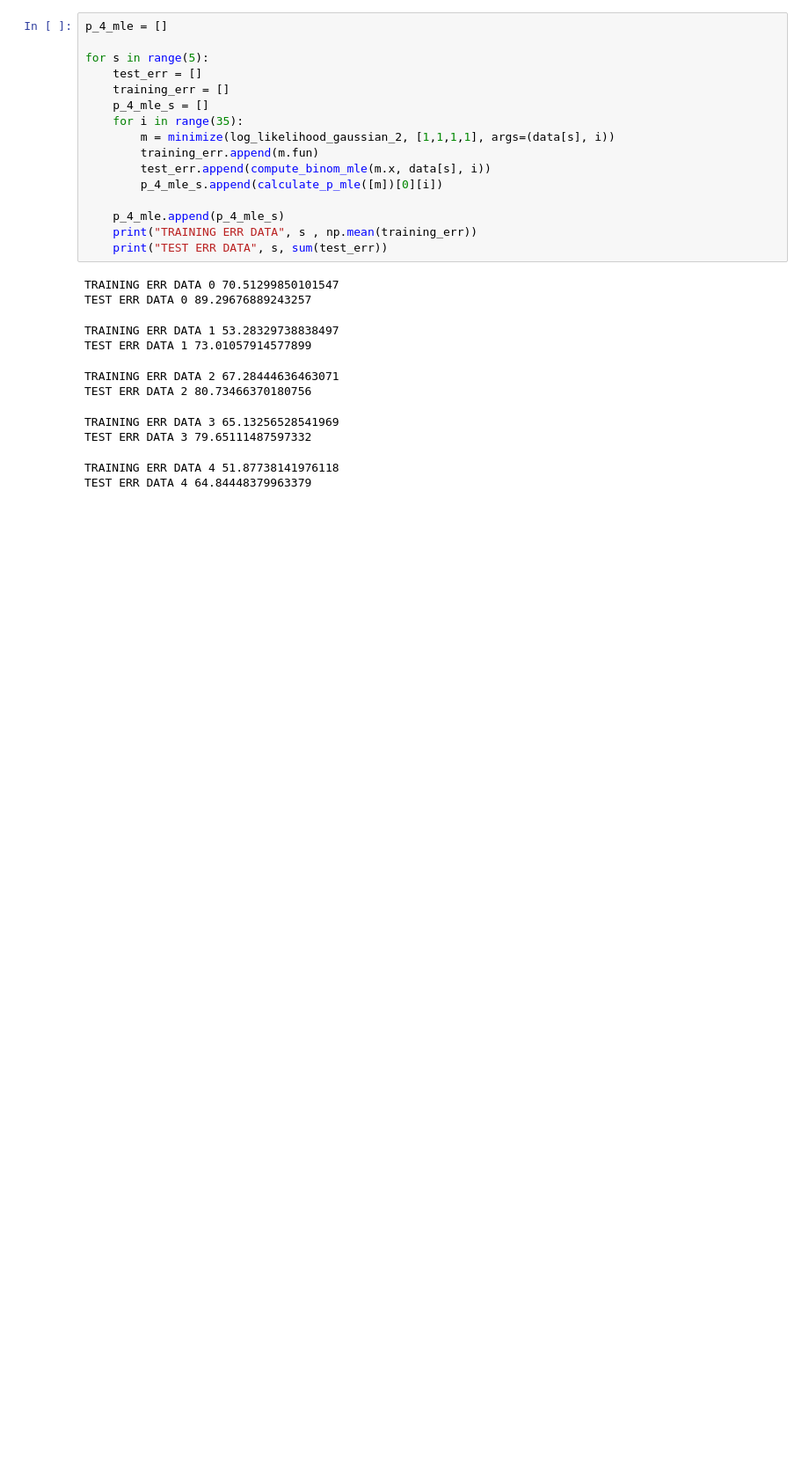
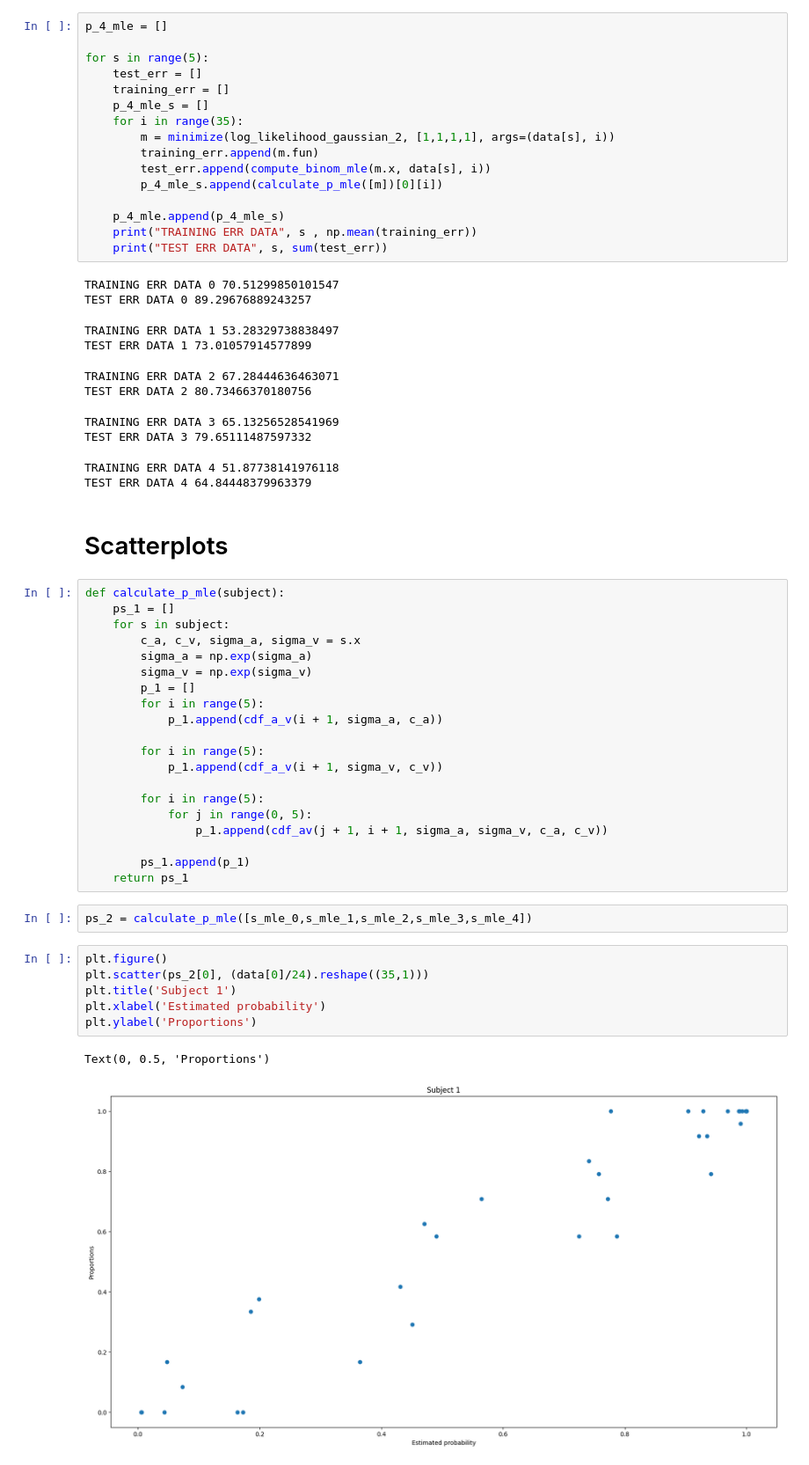
Before and after one commit to s180820/CogMod3, a Jupyter notebook: Part_2.ipynb, the cells around one changed output. Shown: that part at 88% size. Saved outputs shown, nothing was run; the diff lists cells and outputs as text; blank space fills up the shorter version.

```diff
--- a/Part_2.ipynb
+++ b/Part_2.ipynb
@@ -392,3 +483,36 @@ TRAINING ERR DATA 3 65.13256528541969
 TEST ERR DATA 3 79.65111487597332
 TRAINING ERR DATA 4 51.87738141976118
 TEST ERR DATA 4 64.84448379963379
+# %% [markdown]
+# Scatterplots
+# %%
+def calculate_p_mle(subject):
+    ps_1 = []
+    for s in subject:
+        c_a, c_v, sigma_a, sigma_v = s.x
+        sigma_a = np.exp(sigma_a)
+        sigma_v = np.exp(sigma_v)
+        p_1 = []
+        for i in range(5):
+            p_1.append(cdf_a_v(i + 1, sigma_a, c_a))
+
+        for i in range(5):
+            p_1.append(cdf_a_v(i + 1, sigma_v, c_v))
+
+        for i in range(5):
+            for j in range(0, 5):
+                p_1.append(cdf_av(j + 1, i + 1, sigma_a, sigma_v, c_a, c_v))
+
+        ps_1.append(p_1)
+    return ps_1
+# %%
+ps_2 = calculate_p_mle([s_mle_0,s_mle_1,s_mle_2,s_mle_3,s_mle_4])
+# %%
+plt.figure()
+plt.scatter(ps_2[0], (data[0]/24).reshape((35,1)))
+plt.title('Subject 1')
+plt.xlabel('Estimated probability')
+plt.ylabel('Proportions')
+# %% [output]
+Text(0, 0.5, 'Proportions')
+[figure, added]
```
Also changed, not shown: parts of 11 cells of this notebook.
